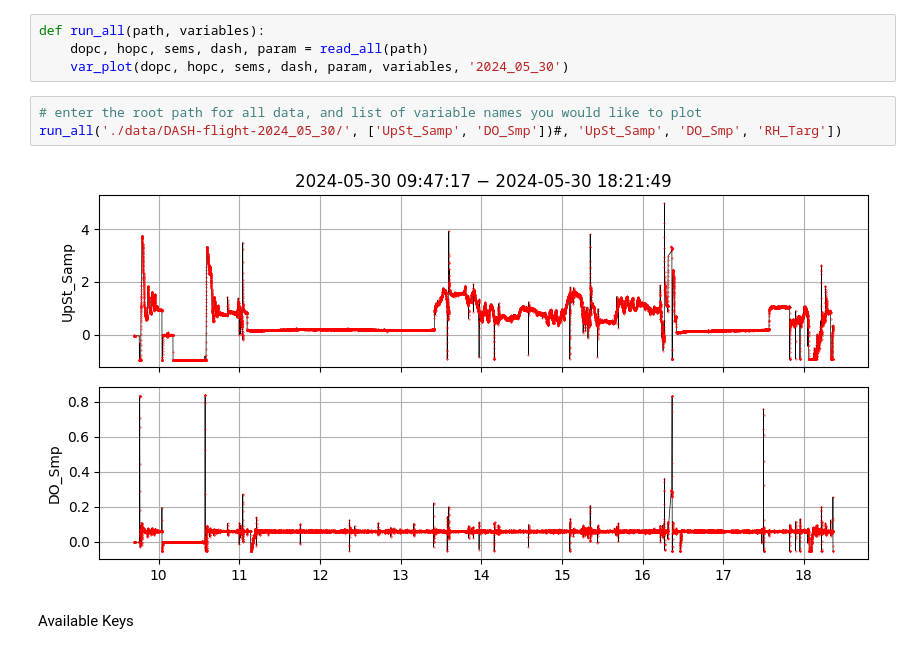
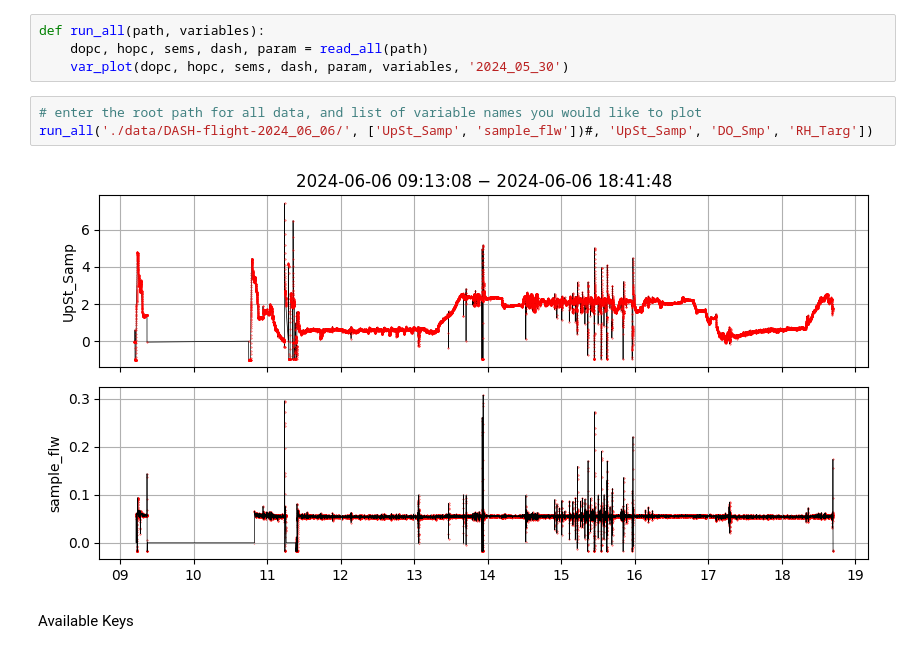
Before and after one commit to csoloff/dash, a Jupyter notebook: quick_looks.ipynb, the cells around one changed output. Saved outputs shown, nothing was run; the diff lists cells and outputs as text.

Commit message:
new plotting abilities

```diff
--- a/quick_looks.ipynb
+++ b/quick_looks.ipynb
@@ -128,9 +128,9 @@ def run_all(path, variables):
     var_plot(dopc, hopc, sems, dash, param, variables, '2024_05_30')
 # %%
 # enter the root path for all data, and list of variable names you would like to plot
-run_all('./data/DASH-flight-2024_05_30/', ['UpSt_Samp', 'DO_Smp'])#, 'UpSt_Samp', 'DO_Smp', 'RH_Targ'])
+run_all('./data/DASH-flight-2024_06_06/', ['UpSt_Samp', 'sample_flw'])#, 'UpSt_Samp', 'DO_Smp', 'RH_Targ'])
 # %% [output]
-[figure, old version]
+[figure, new version]
 # %% [markdown]
 Available Keys
 # %%
```
Also changed, not shown: 3 other files.
